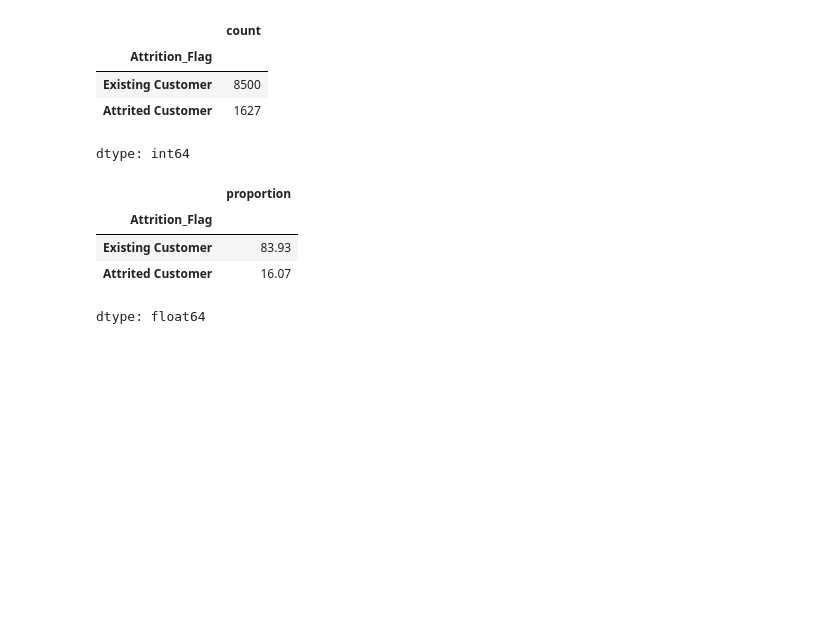
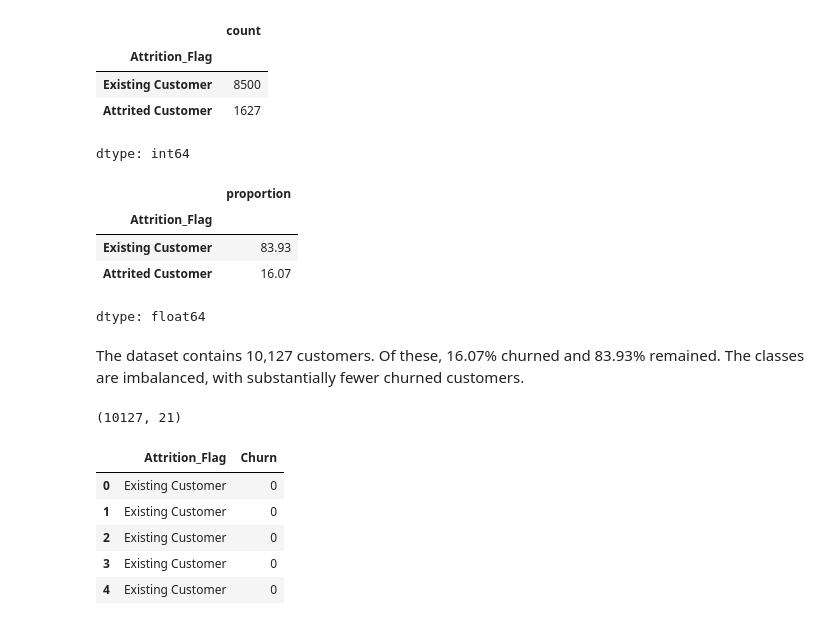
Before and after one commit to mehakgupta0406/credit-card-customer-churn, a Jupyter notebook: 01_data_analysis.ipynb, the cells around one changed output. Drawn from its saved outputs; the diff is of its cells as text; code cells hidden in the pictures; blank space fills up the shorter version.

```diff
--- a/01_data_analysis.ipynb
+++ b/01_data_analysis.ipynb
@@ -79,3 +79,30 @@ df["Attrition_Flag"].value_counts(normalize=True).mul(100).round(2)
 | Existing Customer | 83.93 |
 | Attrited Customer | 16.07 |
 dtype: float64
+# %% [markdown]
+The dataset contains 10,127 customers. Of these, 16.07% churned and 83.93% remained. The classes are imbalanced, with substantially fewer churned customers.
+# %%
+cols_to_drop = [
+    col for col in df.columns
+    if col.startswith("Naive_Bayes_Classifier")
+]
+
+df = df.drop(columns=cols_to_drop)
+
+df.shape
+# %% [output]
+(10127, 21)
+# %%
+df["Churn"] = df["Attrition_Flag"].map({
+    "Existing Customer": 0,
+    "Attrited Customer": 1
+})
+
+df[["Attrition_Flag", "Churn"]].head()
+# %% [output]
+|  | Attrition_Flag | Churn |
+| 0 | Existing Customer | 0 |
+| 1 | Existing Customer | 0 |
+| 2 | Existing Customer | 0 |
+| 3 | Existing Customer | 0 |
+| 4 | Existing Customer | 0 |
```
Also changed, not shown: parts of 5 cells of this notebook.
